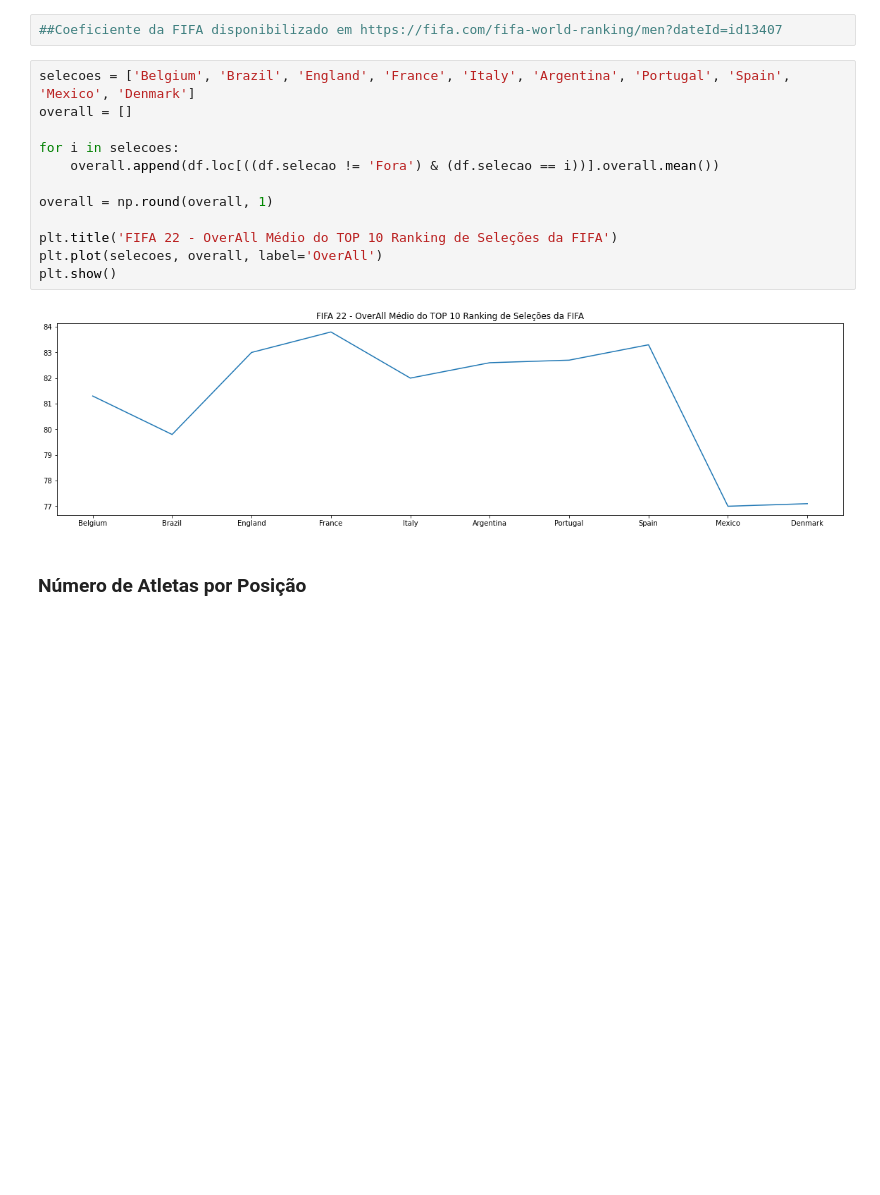
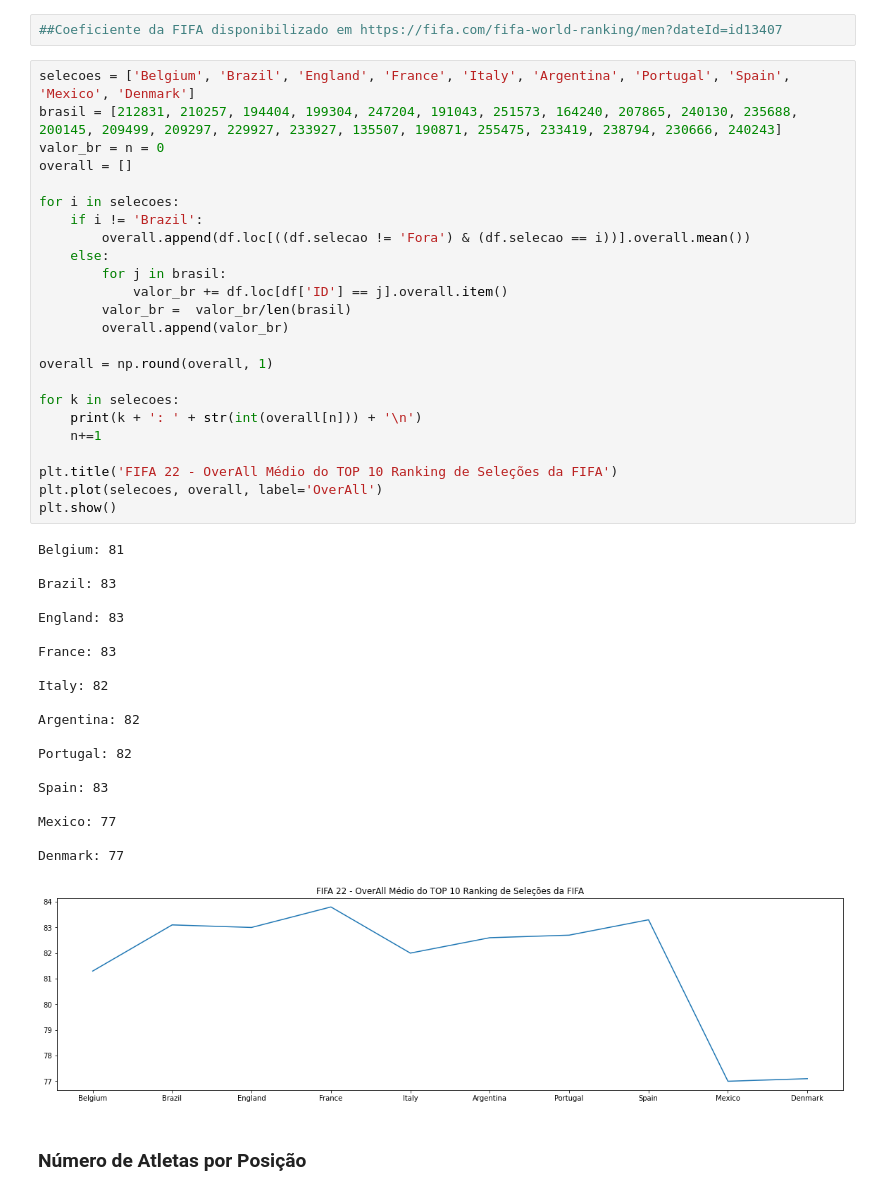
Before and after one commit to leovasc5/exploratory-analysis-of-FIFA-22-data, a Jupyter notebook: curiosidades.ipynb, the cells around one changed output. Drawn from its saved outputs; the diff is of its cells as text; blank space fills up the shorter version.

```diff
--- a/curiosidades.ipynb
+++ b/curiosidades.ipynb
@@ -256,18 +256,49 @@ plt.show()
 ##Coeficiente da FIFA disponibilizado em https://fifa.com/fifa-world-ranking/men?dateId=id13407
 # %%
 selecoes = ['Belgium', 'Brazil', 'England', 'France', 'Italy', 'Argentina', 'Portugal', 'Spain', 'Mexico', 'Denmark']
+brasil = [212831, 210257, 194404, 199304, 247204, 191043, 251573, 164240, 207865, 240130, 235688, 200145, 209499, 209297, 229927, 233927, 135507, 190871, 255475, 233419, 238794, 230666, 240243]
+valor_br = n = 0
 overall = []
 
 for i in selecoes:
-    overall.append(df.loc[((df.selecao != 'Fora') & (df.selecao == i))].overall.mean())
+    if i != 'Brazil':
+        overall.append(df.loc[((df.selecao != 'Fora') & (df.selecao == i))].overall.mean())
+    else:
+        for j in brasil:
+            valor_br += df.loc[df['ID'] == j].overall.item()
+        valor_br =  valor_br/len(brasil)
+        overall.append(valor_br)
 
 overall = np.round(overall, 1)
+
+for k in selecoes:
+    print(k + ': ' + str(int(overall[n])) + '\n')
+    n+=1
 
 plt.title('FIFA 22 - OverAll Médio do TOP 10 Ranking de Seleções da FIFA')
 plt.plot(selecoes, overall, label='OverAll')
 plt.show()
 # %% [output]
+Belgium: 81
+
+Brazil: 83
+
+England: 83
+
+France: 83
+
+Italy: 82
+
+Argentina: 82
+
+Portugal: 82
+
+Spain: 83
+
+Mexico: 77
+
+Denmark: 77
-[figure, old version]
+[figure, new version]
 # %% [markdown]
 ### Número de Atletas por Posição
 # %%
```
Also changed, not shown: parts of 73 cells of this notebook, 1 other file.
